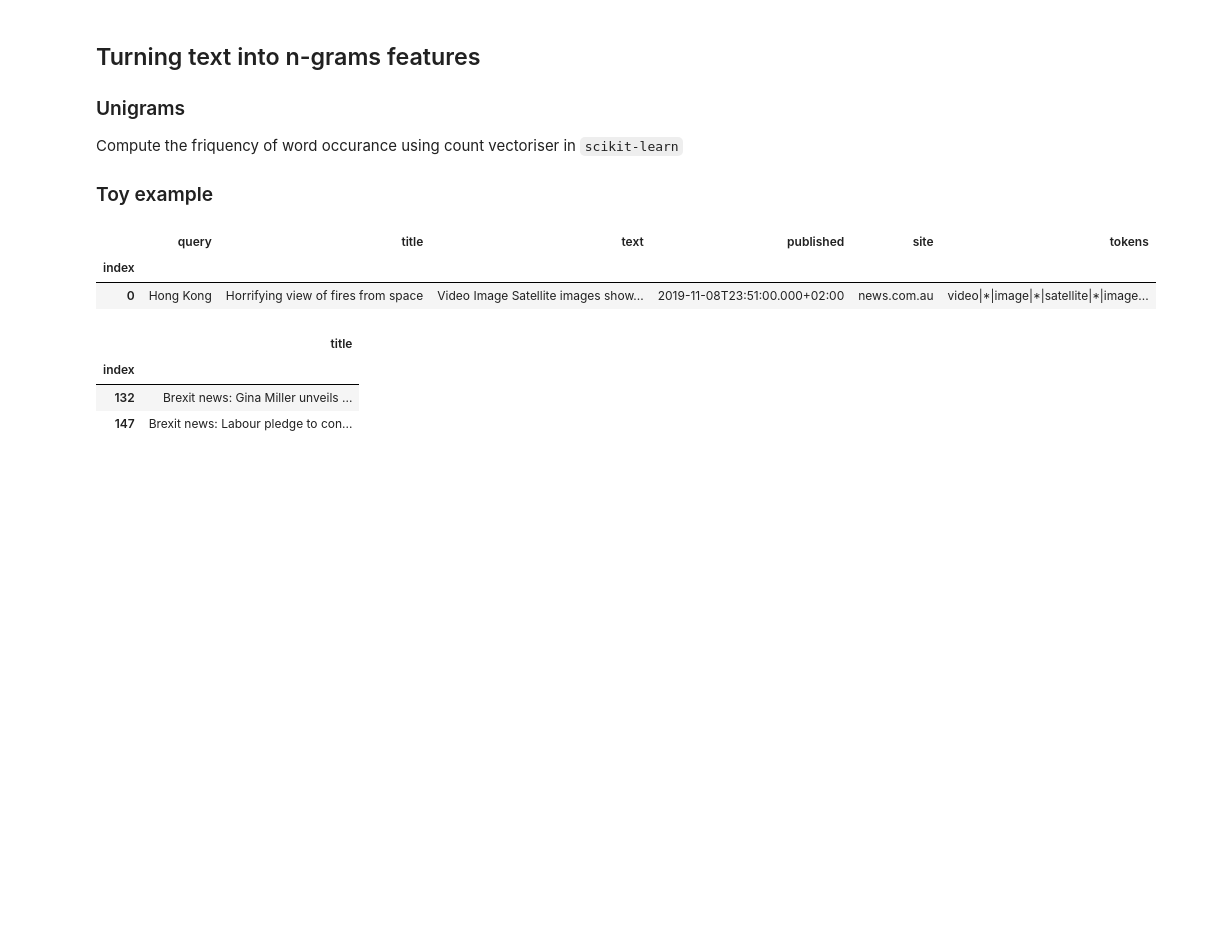
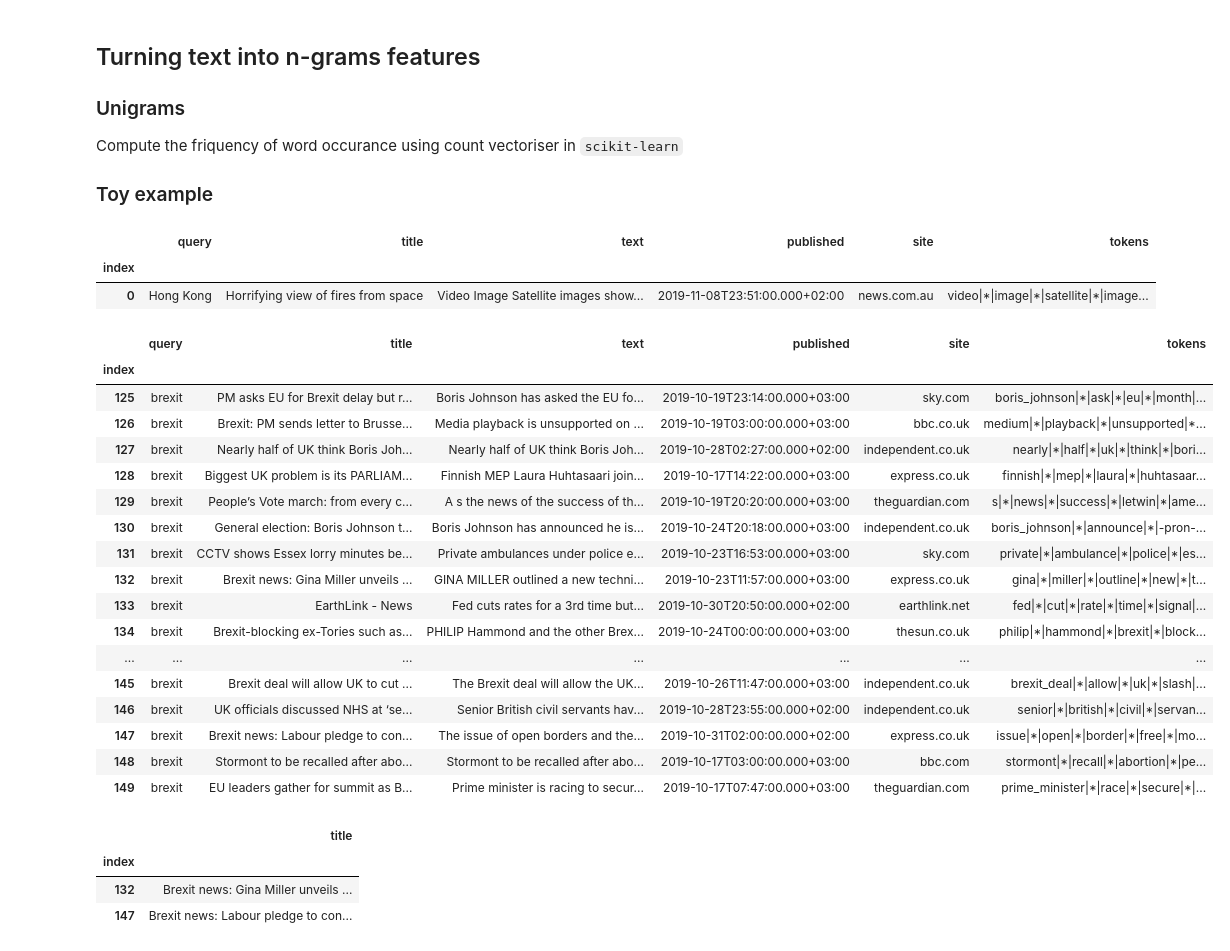
Before and after one commit to valdanchev/SC207, a Jupyter notebook: 13_TextVectorisation_Ngrams_TFIDF.ipynb, the cells around one changed output. Cells and saved outputs as stored; diff of their text form; code cells hidden in the pictures; blank space fills up the shorter version.

```diff
--- a/13_TextVectorisation_Ngrams_TFIDF.ipynb
+++ b/13_TextVectorisation_Ngrams_TFIDF.ipynb
@@ -54,6 +53,27 @@ corpus.head(1)
 |  | query | title | text | published | site | tokens |
 | index |  |  |  |  |  |  |
 | 0 | Hong Kong | Horrifying view of fires from space | Video Image Satellite images show... | 2019-11-08T23:51:00.000+02:00 | news.com.au | video|*|image|*|satellite|*|image... |
+# %%
+corpus[corpus['query']=='brexit']
+# %% [output]
+|  | query | title | text | published | site | tokens |
+| index |  |  |  |  |  |  |
+| 125 | brexit | PM asks EU for Brexit delay but r... | Boris Johnson has asked the EU fo... | 2019-10-19T23:14:00.000+03:00 | sky.com | boris_johnson|*|ask|*|eu|*|month|... |
+| 126 | brexit | Brexit: PM sends letter to Brusse... | Media playback is unsupported on ... | 2019-10-19T03:00:00.000+03:00 | bbc.co.uk | medium|*|playback|*|unsupported|*... |
+| 127 | brexit | Nearly half of UK think Boris Joh... | Nearly half of UK think Boris Joh... | 2019-10-28T02:27:00.000+02:00 | independent.co.uk | nearly|*|half|*|uk|*|think|*|bori... |
+| 128 | brexit | Biggest UK problem is its PARLIAM... | Finnish MEP Laura Huhtasaari join... | 2019-10-17T14:22:00.000+03:00 | express.co.uk | finnish|*|mep|*|laura|*|huhtasaar... |
+| 129 | brexit | People’s Vote march: from every c... | A s the news of the success of th... | 2019-10-19T20:20:00.000+03:00 | theguardian.com | s|*|news|*|success|*|letwin|*|ame... |
+| 130 | brexit | General election: Boris Johnson t... | Boris Johnson has announced he is... | 2019-10-24T20:18:00.000+03:00 | independent.co.uk | boris_johnson|*|announce|*|-pron-... |
+| 131 | brexit | CCTV shows Essex lorry minutes be... | Private ambulances under police e... | 2019-10-23T16:53:00.000+03:00 | sky.com | private|*|ambulance|*|police|*|es... |
+| 132 | brexit | Brexit news: Gina Miller unveils ... | GINA MILLER outlined a new techni... | 2019-10-23T11:57:00.000+03:00 | express.co.uk | gina|*|miller|*|outline|*|new|*|t... |
+| 133 | brexit | EarthLink - News | Fed cuts rates for a 3rd time but... | 2019-10-30T20:50:00.000+02:00 | earthlink.net | fed|*|cut|*|rate|*|time|*|signal|... |
+| 134 | brexit | Brexit-blocking ex-Tories such as... | PHILIP Hammond and the other Brex... | 2019-10-24T00:00:00.000+03:00 | thesun.co.uk | philip|*|hammond|*|brexit|*|block... |
+| ... | ... | ... | ... | ... | ... | ... |
+| 145 | brexit | Brexit deal will allow UK to cut ... | The Brexit deal will allow the UK... | 2019-10-26T11:47:00.000+03:00 | independent.co.uk | brexit_deal|*|allow|*|uk|*|slash|... |
+| 146 | brexit | UK officials discussed NHS at ‘se... | Senior British civil servants hav... | 2019-10-28T23:55:00.000+02:00 | independent.co.uk | senior|*|british|*|civil|*|servan... |
+| 147 | brexit | Brexit news: Labour pledge to con... | The issue of open borders and the... | 2019-10-31T02:00:00.000+02:00 | express.co.uk | issue|*|open|*|border|*|free|*|mo... |
+| 148 | brexit | Stormont to be recalled after abo... | Stormont to be recalled after abo... | 2019-10-17T03:00:00.000+03:00 | bbc.com | stormont|*|recall|*|abortion|*|pe... |
+| 149 | brexit | EU leaders gather for summit as B... | Prime minister is racing to secur... | 2019-10-17T07:47:00.000+03:00 | theguardian.com | prime_minister|*|race|*|secure|*|... |
 # %%
 # Subset news stories about brexit
 corpus_brexit = corpus[corpus['query']=='brexit']
```
Also changed, not shown: parts of 4 cells of this notebook.
